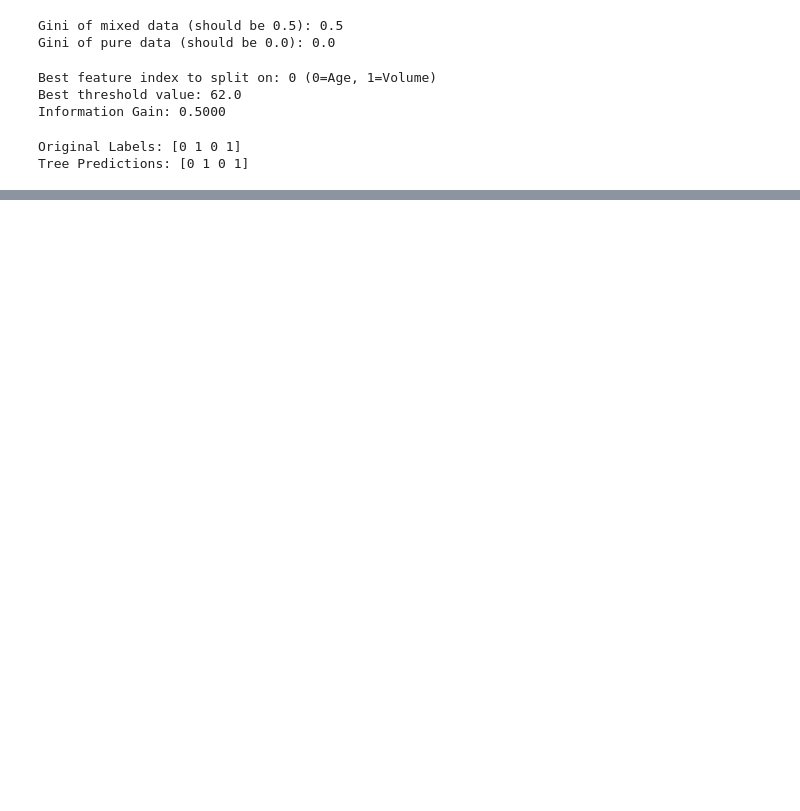
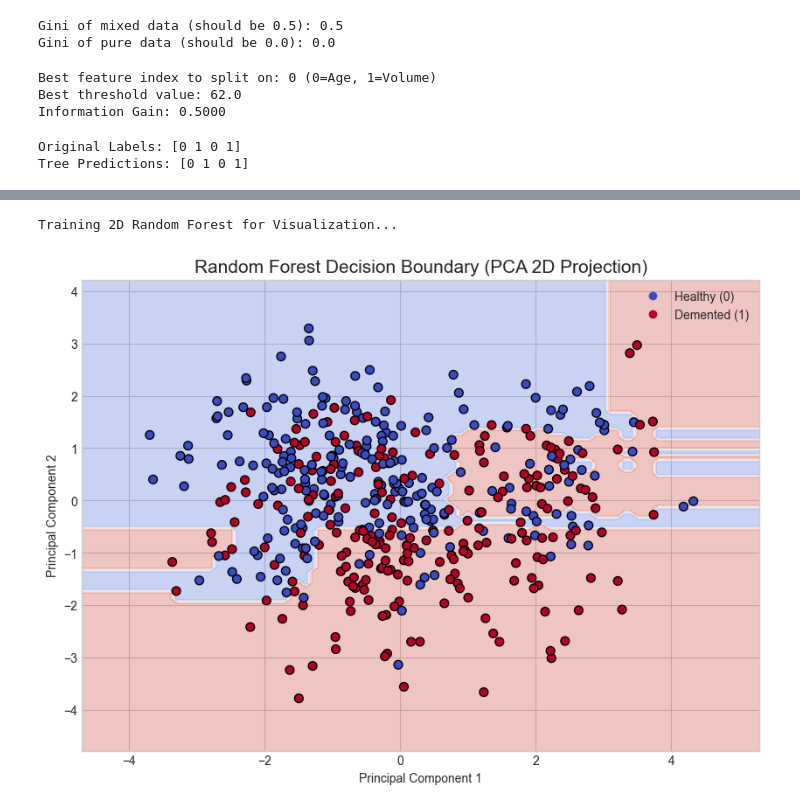
Before and after one commit to Ekram17ahmed/Machine-learning-Project, a Jupyter notebook: notebooks/model_RandomForest.ipynb, the cells around one changed output, grey strips where cells are left out. Drawn from its saved outputs; the diff is of its cells as text; code cells hidden in the pictures; blank space fills up the shorter version.

```diff
--- a/notebooks/model_RandomForest.ipynb
+++ b/notebooks/model_RandomForest.ipynb
@@ -353,0 +477,36 @@ F1-Score: 0.9577
+# %%
+# 1. Compress features to 2D using PCA
+pca = PCA(n_components=2)
+X_train_pca = pca.fit_transform(X_train_merged)
+y_train_pca = y_train_merged
+
+# 2. Train a 2D Presentation Random Forest
+print("Training 2D Random Forest for Visualization...")
+rf_2d = RandomForest(n_trees=30, max_depth=5)
+rf_2d.fit(X_train_pca, y_train_pca)
+
+# 3. Create the mesh grid (background pixels)
+x_min, x_max = X_train_pca[:, 0].min() - 1, X_train_pca[:, 0].max() + 1
+y_min, y_max = X_train_pca[:, 1].min() - 1, X_train_pca[:, 1].max() + 1
+xx, yy = np.meshgrid(np.arange(x_min, x_max, 0.1), np.arange(y_min, y_max, 0.1))
+
+# 4. Predict across the grid
+grid_points = np.c_[xx.ravel(), yy.ravel()]
+Z = rf_2d.predict(grid_points)
+Z = Z.reshape(xx.shape)
+
+# 5. Plot
+plt.figure(figsize=(10, 7))
+plt.contourf(xx, yy, Z, alpha=0.3, cmap='coolwarm')
+scatter = plt.scatter(X_train_pca[:, 0], X_train_pca[:, 1], c=y_train_pca, cmap='coolwarm', edgecolor='k', s=50)
+
+plt.title('Random Forest Decision Boundary (PCA 2D Projection)', fontsize=15)
+plt.xlabel('Principal Component 1')
+plt.ylabel('Principal Component 2')
+plt.legend(handles=scatter.legend_elements()[0], labels=['Healthy (0)', 'Demented (1)'], loc="upper right")
+
+plt.savefig('../figures/rf_decision_boundary.png', dpi=300)
+plt.show()
+# %% [output]
+Training 2D Random Forest for Visualization...
+[figure, added]
```
Also changed, not shown: parts of 11 cells of this notebook, 31 other files.
